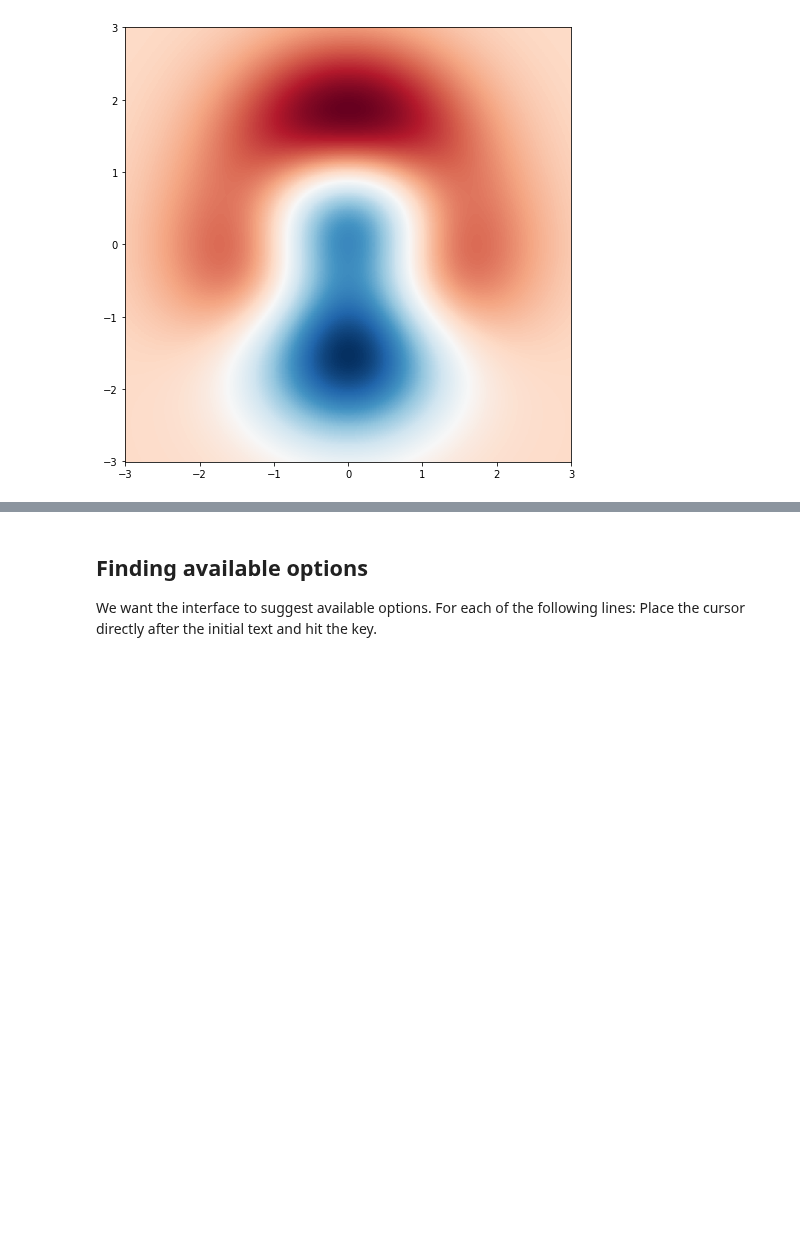
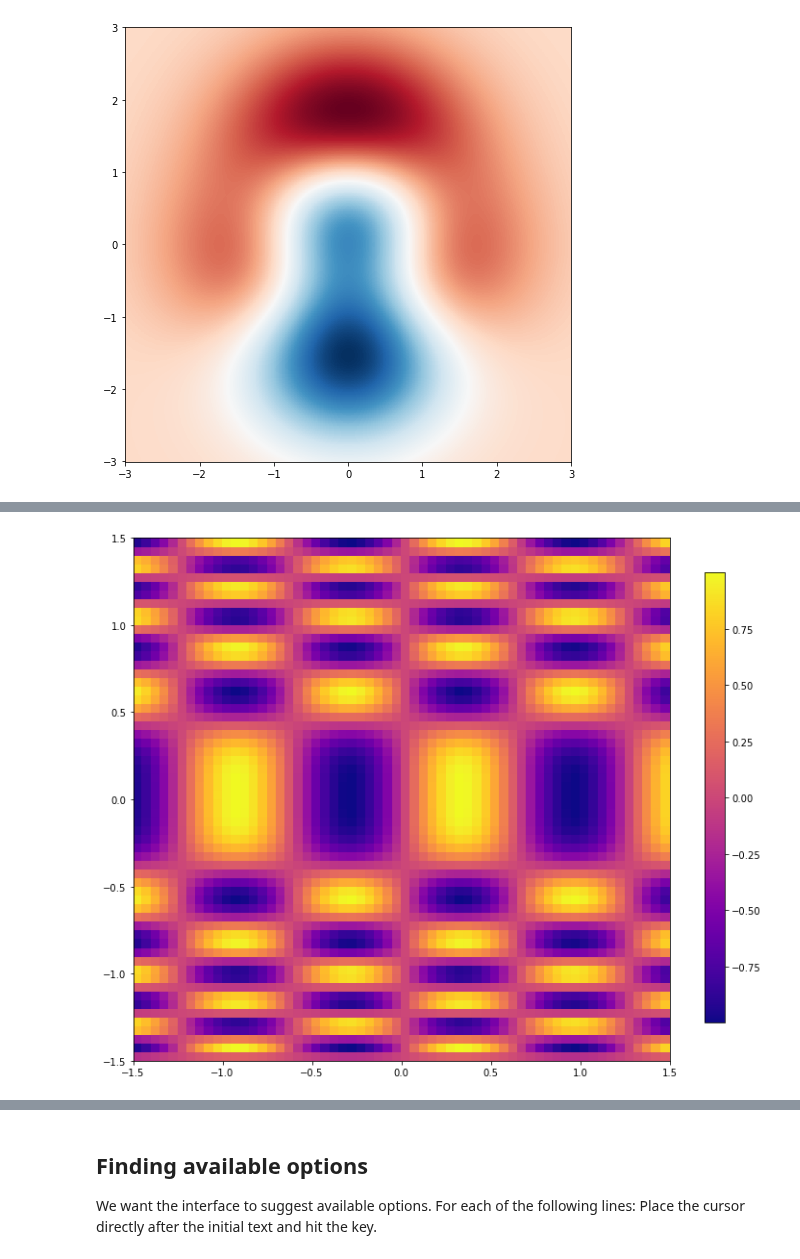
Before and after one commit to robfatland/othermathclub, a Jupyter notebook: howto.ipynb, the cells around one changed output, grey strips where cells are left out. Drawn from its saved outputs; the diff is of its cells as text; code cells hidden in the pictures; blank space fills up the shorter version.

```diff
--- a/howto.ipynb
+++ b/howto.ipynb
@@ -303,3 +322,59 @@ plt.show()
+# %%
+# framework for making colorized images of a function applied to a rectange of complex numbers
+import numpy as np                                # numpy is 'numerical python', a useful library
+import matplotlib.pyplot as plt                   # this is our plotting machinery
+from math import sqrt, sin, cos                   # some basic math functions
+
+def z(x, y):
+    '''This function calculates a scalar value from a complex number (x, y)'''
+    lambda_x, lambda_y = x, y                 # don't use this lambda; but it is important for the Mandelbrot set
+    this_calc = sin(x*5)*cos((3*y)**2)        # here is where the answer is calculated
+    return this_calc                          # return the answer
+
+# The next line is rather mysterious. I do not understand it but it has the effect of taking the
+# function above, z() and enabling it to run for all the values of (x, y) we care about. So it is
+# doing the for-loops over the complex plane without any for-loops. Very convenient.
+z2 = np.vectorize(z)
+
+# epsilong controls how fine-grained our image is: It is the step size on the complex plane
+epsilon = .05
+
+# We use numpy's arange() method to produce 1D arrays x and y (real and imaginative coordinates).
+# They will run -1.5, -1.4, ..., 1.4, 1.5 if epsilon is 0.1. This results in a very coarse image.
+# To make the image more detailed: Make epsilon smaller; but the render time will increase.
+x = np.arange(-1.5, 1.5 + epsilon, epsilon)
+y = np.arange(-1.5, 1.5 + epsilon, epsilon)
+
+# Here X and Y together form a numpy "meshgrid" which is just an expansion of both x and y to
+# give the coordinates of every point in the region. That's fed into that z2() function above.
+# For more: https://stackoverflow.com/questions/36013063/what-is-the-purpose-of-meshgrid-in-python-numpy
+X, Y = np.meshgrid(x, y)
+
+# Now we calculate a 2D numpy array (technically the variable type is 'ndarray' for n-dimensional array)
+# that will be the basis of our figure. Again it uses z2() to run z() on every point in the array.
+Z = z2(X, Y)
+
+# At last our figure exists as a blank canvas
+fig, ax = plt.subplots(figsize=(10,10))
+
+# Look up matplotlib colortable list for some alternatives if you like
+my_cmap = 'plasma'
+
+# This draws the image of the data. The first argument is a list of x coordinates, the second is
+# the y coordinates, the third is the Z value at each location, and cmap is short for color map.
+# That colormap is applied to Z. But notice that colors are assigned automatically; no work by us.
+im=ax.pcolormesh(x, y, Z, cmap=my_cmap)
+
+# I am putting a "colorbar" next to the figure for reference
+cax = fig.add_axes([.95, 0.18, .03, .65])
+
+# This colorbar shows us the range of values in our Z data.
+fig.colorbar(im, cax=cax, orientation='vertical')
+
+# Without further ado, what did we get?
+plt.show()
+# %% [output]
+[figure, added]
 # %%
 Z.shape
 # %% [output]
```
Also changed, not shown: parts of 4 cells of this notebook.
